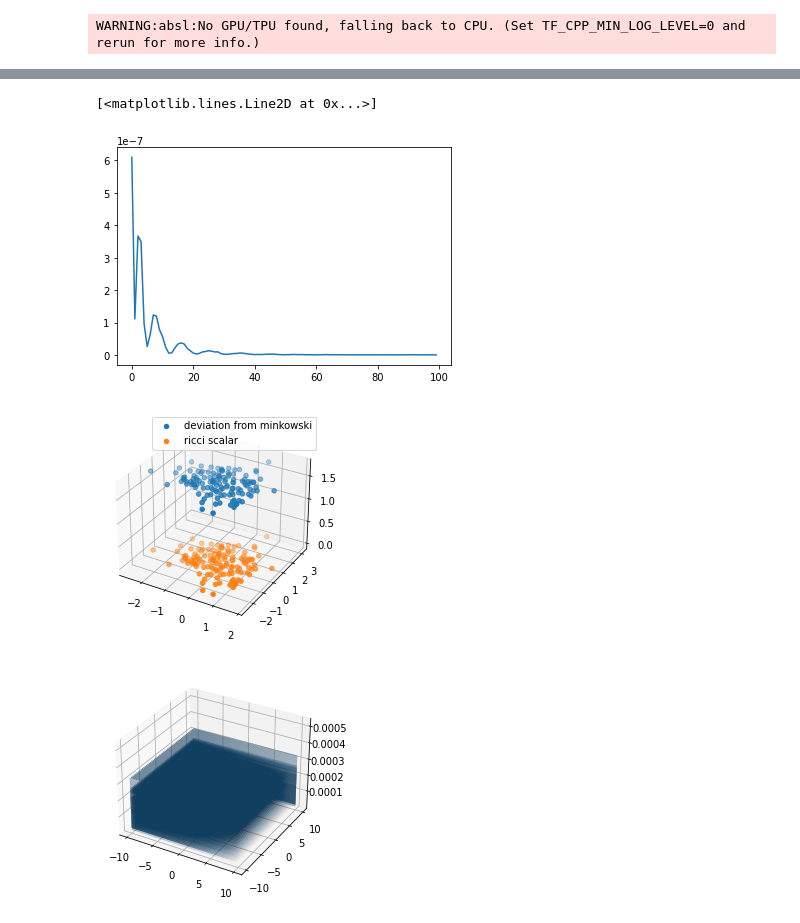
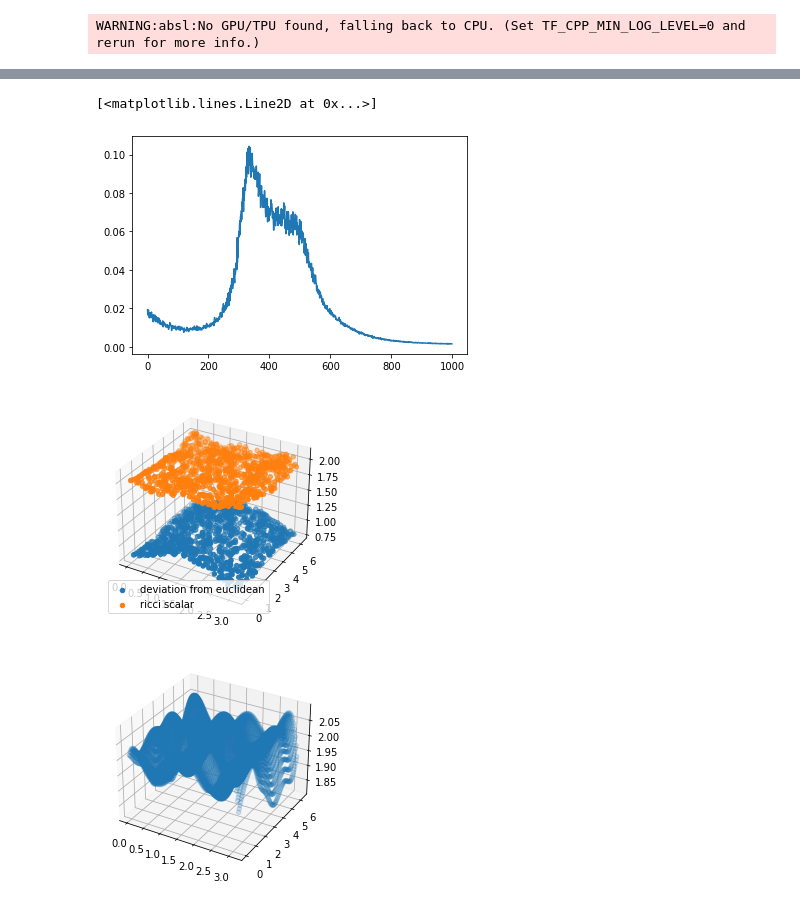
Before and after one commit to haimengzhao/relativity-jax, a Jupyter notebook: nn.ipynb, the cells around one changed output, grey strips where cells are left out. Drawn from its saved outputs; the diff is of its cells as text; code cells hidden in the pictures.

```diff
--- a/nn.ipynb
+++ b/nn.ipynb
@@ -12,19 +12,23 @@ class Model(eqx.Module):
 
     def __init__(self, key):
         key1, key2, key3 = jax.random.split(key, 3)
-        self.linear1 = eqx.nn.Linear(2, 128, key=key1)
+        self.linear1 = eqx.nn.Linear(4, 128, key=key1)
         self.linear2 = eqx.nn.Linear(128, 128, key=key2)
         self.linear3 = eqx.nn.Linear(128, 2, key=key3)
 
     def __call__(self, x):
         # base = jnp.diag(jnp.array([1, jnp.sin(x[0])**2]))
-        base = jnp.diag(jnp.array([1, 1]))
+        # base = jnp.diag(jnp.array([1, 1]))
+        cos = jnp.cos(x)
+        sin = jnp.sin(x)
+        x = jnp.concatenate([cos, sin], axis=-1)
         x = self.linear1(x)
-        x = jax.nn.sigmoid(x)
+        x = jax.nn.tanh(x)
         x = self.linear2(x)
-        x = jax.nn.sigmoid(x)
+        x = jax.nn.tanh(x)
         x = self.linear3(x)
-        return jnp.diag(x) + base
+        x = jax.nn.elu(x) + 1
+        return jnp.diag(x)
 # %%
 key, subkey = jax.random.split(jax.random.PRNGKey(0))
 model = Model(key=subkey)
@@ -65,5 +69,5 @@ DeviceArray(0.00034027, dtype=float32)
 # %%
-optim = optax.adam(1e-3)
+optim = optax.adam(1e-6)
 # optim = optax.sgd(1e-6)
 opt_state = optim.init(model)
 # %%
@@ -73,7 +77,7 @@ def compute_loss(model, coords):
     # ricci_t = jax.vmap(ricci_tensor, in_axes=[0, None])(coords, model)
     # einstein_tensor = ricci_t - 0.5 * ricci_s.reshape(-1, 1, 1) * jax.vmap(metric, in_axes=[0, None])(coords, model)
     # return jnp.mean(einstein_tensor**2)
-    return jnp.mean((ricci_s)**2)
+    return jnp.mean((ricci_s - 2)**2)
 
 # Important for efficiency whenever you use JAX: wrap everything into a single JIT
 # region.
@@ -85,9 +89,9 @@ def make_step(model, coords, opt_state):
     return loss, model, opt_state
 # %%
 loss_list = []
-for step in range(100):
+for step in range(1000):
     key, subkey = jax.random.split(key)
-    data = jax.random.normal(subkey, (128, 2))
+    data = jax.random.uniform(subkey, (1024, 2)) * jnp.array([1, 2]) * jnp.pi
     loss, model, opt_state = make_step(model, data, opt_state)
     loss = loss.item()
     loss_list.append(loss)
@@ -114,24 +118,24 @@ step=99, loss=1.2017660477869896e-10
 plt.plot((jnp.array(loss_list)))
 # %% [output]
 [<matplotlib.lines.Line2D at 0x...>]
-[figure, old version]
+[figure, new version]
 # %%
 # 3d plot of metric
 fig = plt.figure()
 ax = fig.add_subplot(111, projection='3d')
-ax.scatter(data[:, 0], data[:, 1], jnp.sum((jax.vmap(metric, in_axes=[0, None])(data, model) - jnp.diag(jnp.array([1., 1])))**2, axis=[1, 2]).reshape(-1, 1), label='deviation from minkowski')
+ax.scatter(data[:, 0], data[:, 1], jnp.sum((jax.vmap(metric, in_axes=[0, None])(data, model) - jnp.diag(jnp.array([1., 1])))**2, axis=[1, 2]).reshape(-1, 1), label='deviation from euclidean')
 ax.scatter(data[:, 0], data[:, 1], jax.vmap(ricci_scalar, in_axes=[0, None])(data, model), label='ricci scalar')
 plt.legend()
 plt.show()
 # %% [output]
-[figure, old version]
+[figure, new version]
 # %%
 # 3d plot of ricci scaler
 fig = plt.figure()
 ax = fig.add_subplot(111, projection='3d')
-grid = jnp.meshgrid(jnp.linspace(-10, 10, 100), jnp.linspace(-10, 10, 100))
+grid = jnp.meshgrid(jnp.linspace(0, jnp.pi, 100), jnp.linspace(0, 2*jnp.pi, 100))
 grid_data = jnp.stack([grid[0].reshape(-1), grid[1].reshape(-1)], axis=1)
-ax.plot_surface(grid_data[:, 0], grid_data[:, 1], jnp.abs(jax.vmap(ricci_scalar, in_axes=[0, None])(grid_data, model).reshape(-1, 1)), alpha=0.2)
+ax.scatter(grid_data[:, 0], grid_data[:, 1], (jax.vmap(ricci_scalar, in_axes=[0, None])(grid_data, model).reshape(-1, 1)), alpha=0.2)
 plt.show()
 # %% [output]
-[figure, old version]
+[figure, new version]
```
Also changed, not shown: parts of 6 cells of this notebook.
